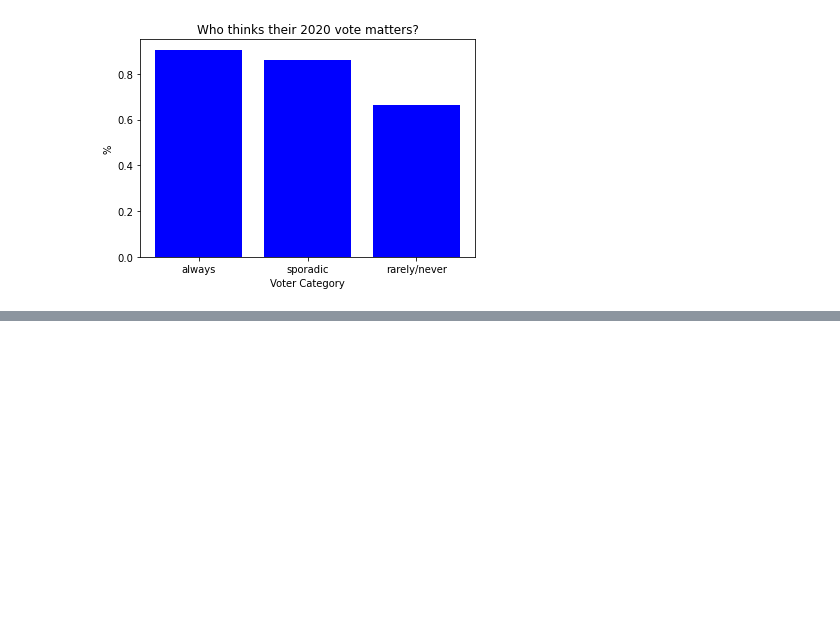
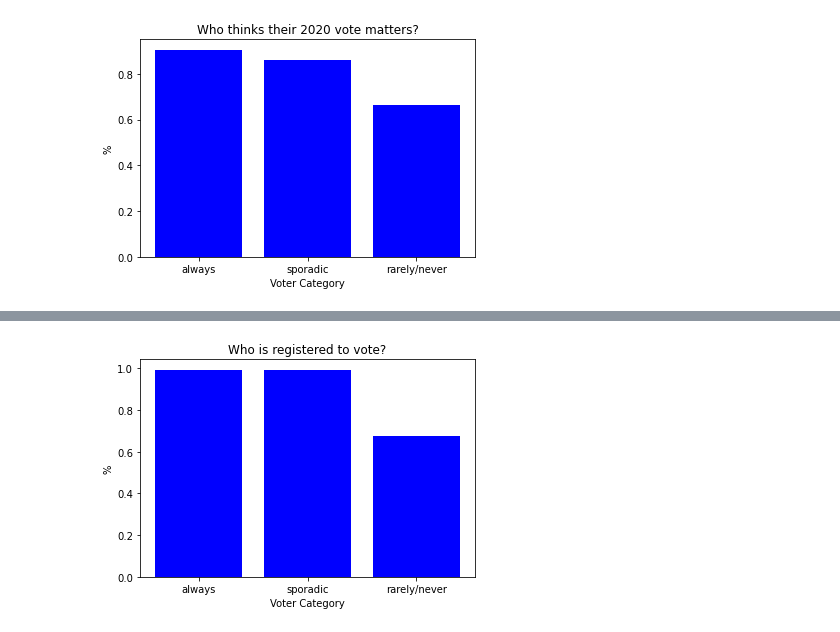
Before and after one commit to emilyona/2950datascienceproject, a Jupyter notebook: voter_project.ipynb, the cells around one changed output, grey strips where cells are left out. Drawn from its saved outputs; the diff is of its cells as text; code cells hidden in the pictures; blank space fills up the shorter version.

```diff
--- a/voter_project.ipynb
+++ b/voter_project.ipynb
@@ -300 +326,22 @@ Poll Q20: Are you currently registered to vote?
+# %%
+sub1 = data[['Q20', 'voter_category']]
+sub = sub1[sub1['Q20'] == 1]
+
+x = sub.voter_category.unique()
+dict = {}
+for category in sub.voter_category.unique():
+    categorydf = sub[sub['voter_category'] == category]
+    count = len(categorydf)
+    subset = sub1[sub1['voter_category'] == category]
+    percent = count / len(subset)
+    dict[category] = percent
+
+y = dict.values()
+plt.bar(x, y, color='blue')
+plt.xlabel("Voter Category")
+plt.ylabel("%")
+plt.title("Who is registered to vote?")
+plt.show()
+# %% [output]
+[figure, added]
 # %% [markdown]
```
Also changed, not shown: parts of 23 cells of this notebook.
